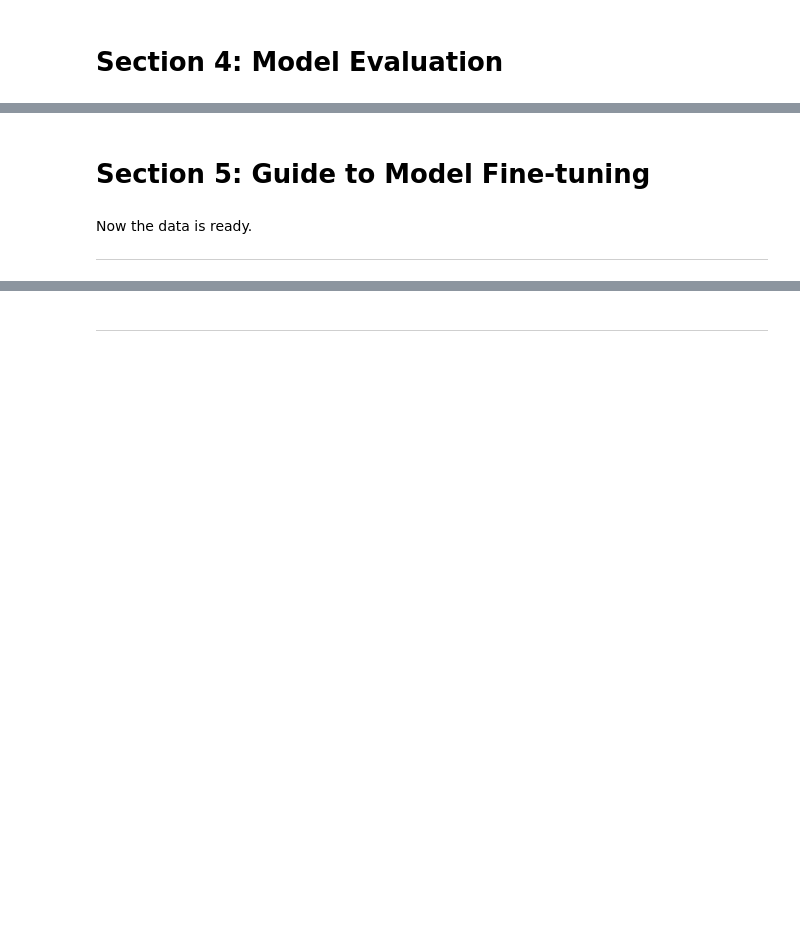
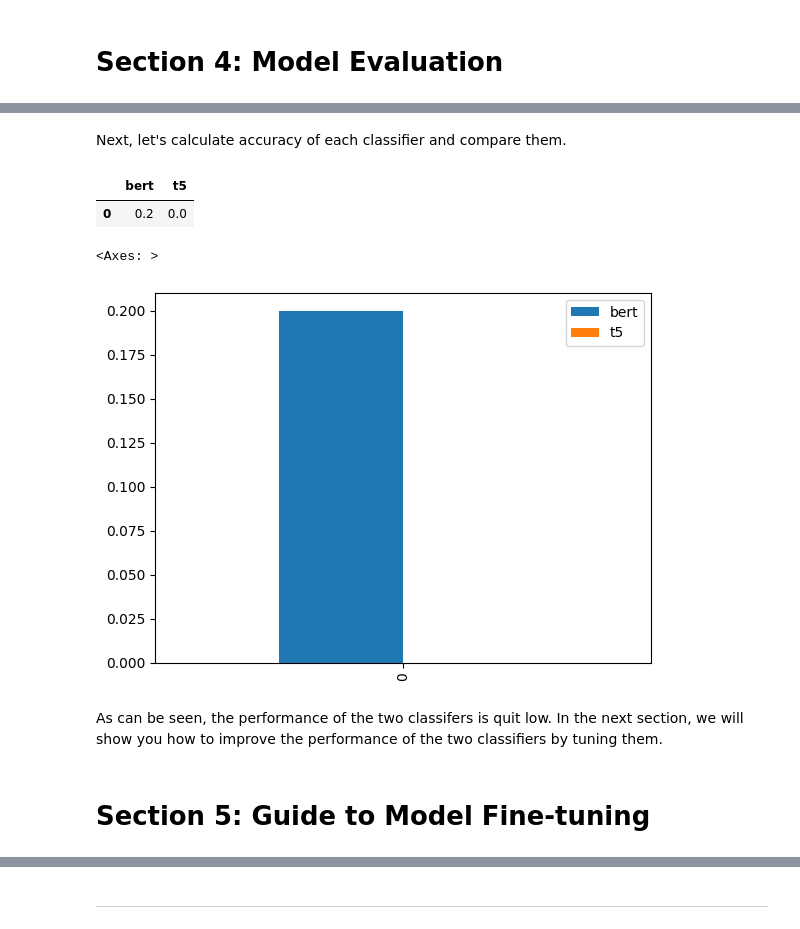
Before and after one commit to UCREL/Session-6-LLM-Based-Emotion-Analysis, a Jupyter notebook: tutorial.ipynb, the cells around one changed output, grey strips where cells are left out. Cells and saved outputs as stored; diff of their text form; code cells hidden in the pictures; blank space fills up the shorter version.

```diff
--- a/tutorial.ipynb
+++ b/tutorial.ipynb
@@ -415,3 +494,22 @@ acc_t5
+# %% [markdown]
+Next, let's calculate accuracy of each classifier and compare them.
+# %%
+performance = {}
+performance['bert'] = [accuracy(data.ekman_label.tolist(), data.bert.to_list())]
+performance['t5'] = [accuracy(data.ekman_label.tolist(), data.t5.to_list())]
+
+perm = pd.DataFrame(performance)
+perm
+# %% [output]
+|  | bert | t5 |
+| 0 | 0.2 | 0.0 |
+# %%
+perm.plot.bar()
+# %% [output]
+<Axes: >
+[figure, added]
+# %% [markdown]
+As can be seen, the performance of the two classifers is quit low. In the next section, we will show you how to improve the performance of the two classifiers by tuning them.
 # %% [markdown]
 <a name="fine-tuning"></a>
 # **Section 5: Guide to Model Fine-tuning**
@@ -450,3 +515,0 @@ class EmoDataModule(pl.LightningDataModule):
-# %% [markdown]
-Now the data is ready.
-***
```
Also changed, not shown: parts of 160 cells of this notebook, 1 other file.
